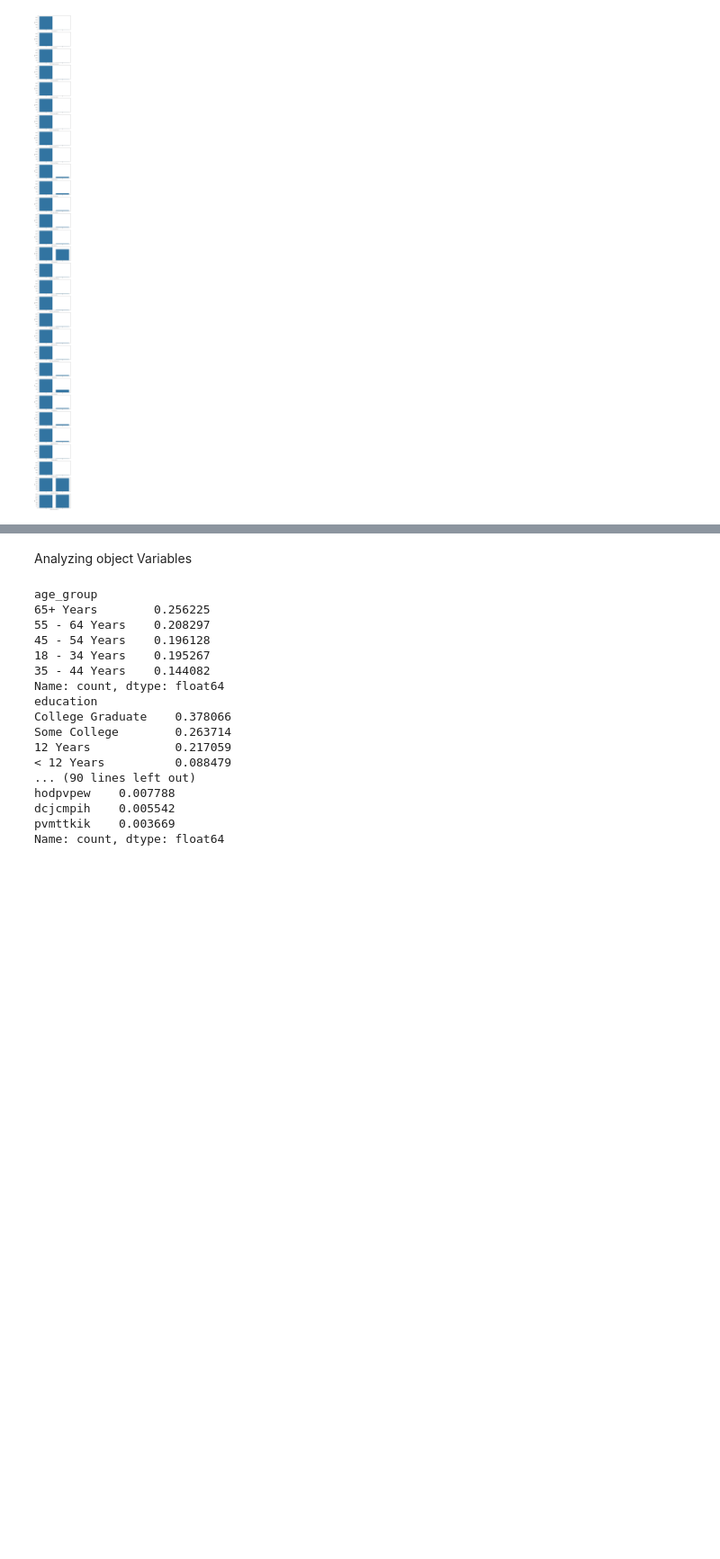
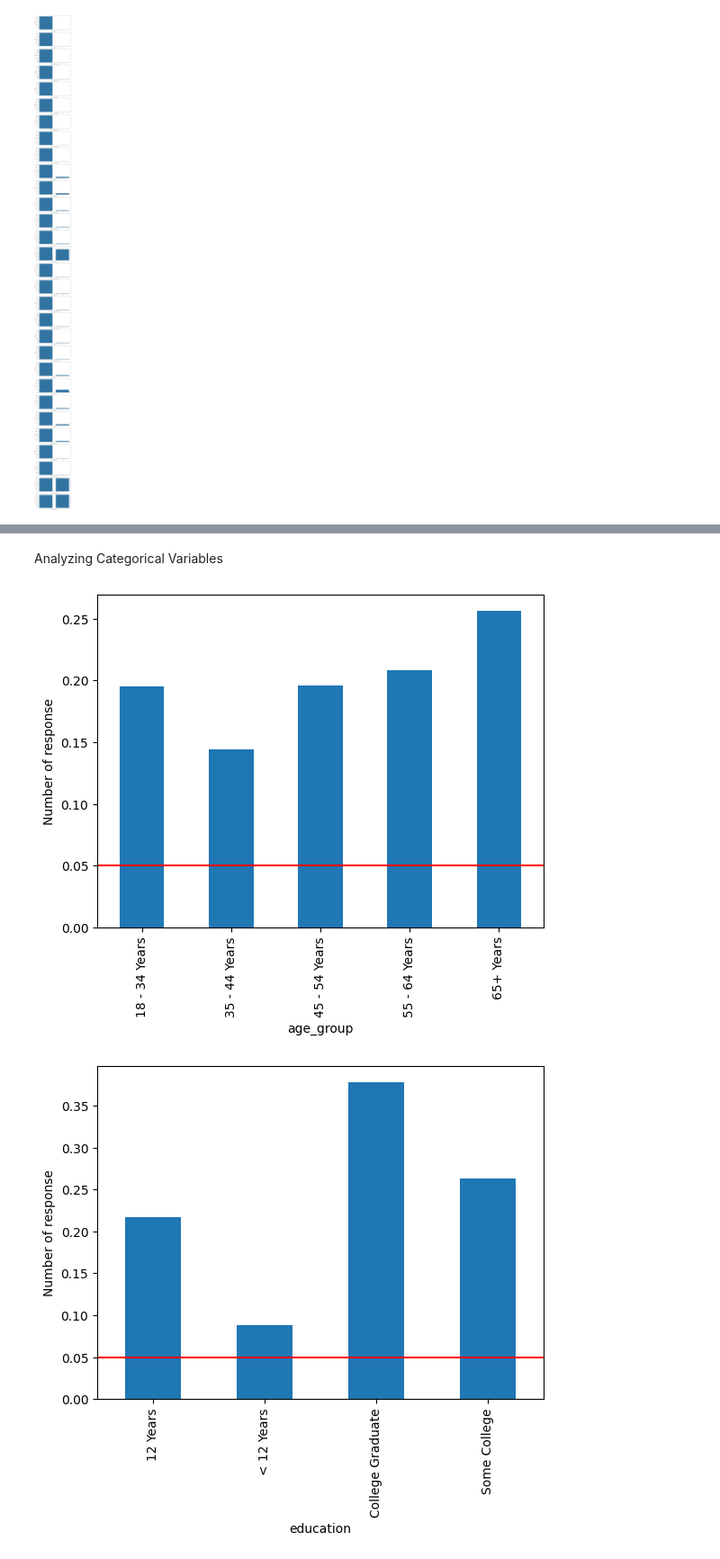
Before and after one commit to mikosa01/H1N1_SEASONAL_FLU, a Jupyter notebook: Jupyter/notebook/data_analysis.ipynb, the cells around one changed output, grey strips where cells are left out. Shown at 90% size. Drawn from its saved outputs; the diff is of its cells as text; code cells hidden in the pictures; blank space fills up the shorter version.

```diff
--- a/Jupyter/notebook/data_analysis.ipynb
+++ b/Jupyter/notebook/data_analysis.ipynb
@@ -174,27 +200,18 @@ for i, x in enumerate(train_na.columns):
 # %% [markdown]
-Analyzing object Variables
+Analyzing Categorical Variables
 # %%
 def rare_analysis(data, col):
     tmp = data.copy()
 
-    tmp_df = pd.Series(tmp[col].value_counts() / len(tmp)).re
+    tmp_df = pd.Series(tmp[col].value_counts() / len(tmp))
+    fig = tmp_df.sort_index(ascending=True).plot.bar()
+    fig.axhline(y= 0.05, color='red')
+    fig.set_ylabel('Number of response')
+    fig.set_xlabel(col)
+    plt.show()
-# %%
-train[x].value_counts()/ len(train)
-# %% [output]
-age_group
-65+ Years        0.256225
-55 - 64 Years    0.208297
-45 - 54 Years    0.196128
-18 - 34 Years    0.195267
-35 - 44 Years    0.144082
-Name: count, dtype: float64
-education
-College Graduate    0.378066
-Some College        0.263714
-12 Years            0.217059
-< 12 Years          0.088479
-... (90 lines left out)
-hodpvpew    0.007788
-dcjcmpih    0.005542
-pvmttkik    0.003669
-Name: count, dtype: float64
+# %%
+for x in var_obj:
+    rare_analysis(train, x)
+# %% [output]
+[figure, added]
+[figure, added]
```
Also changed, not shown: parts of 6 cells of this notebook.
